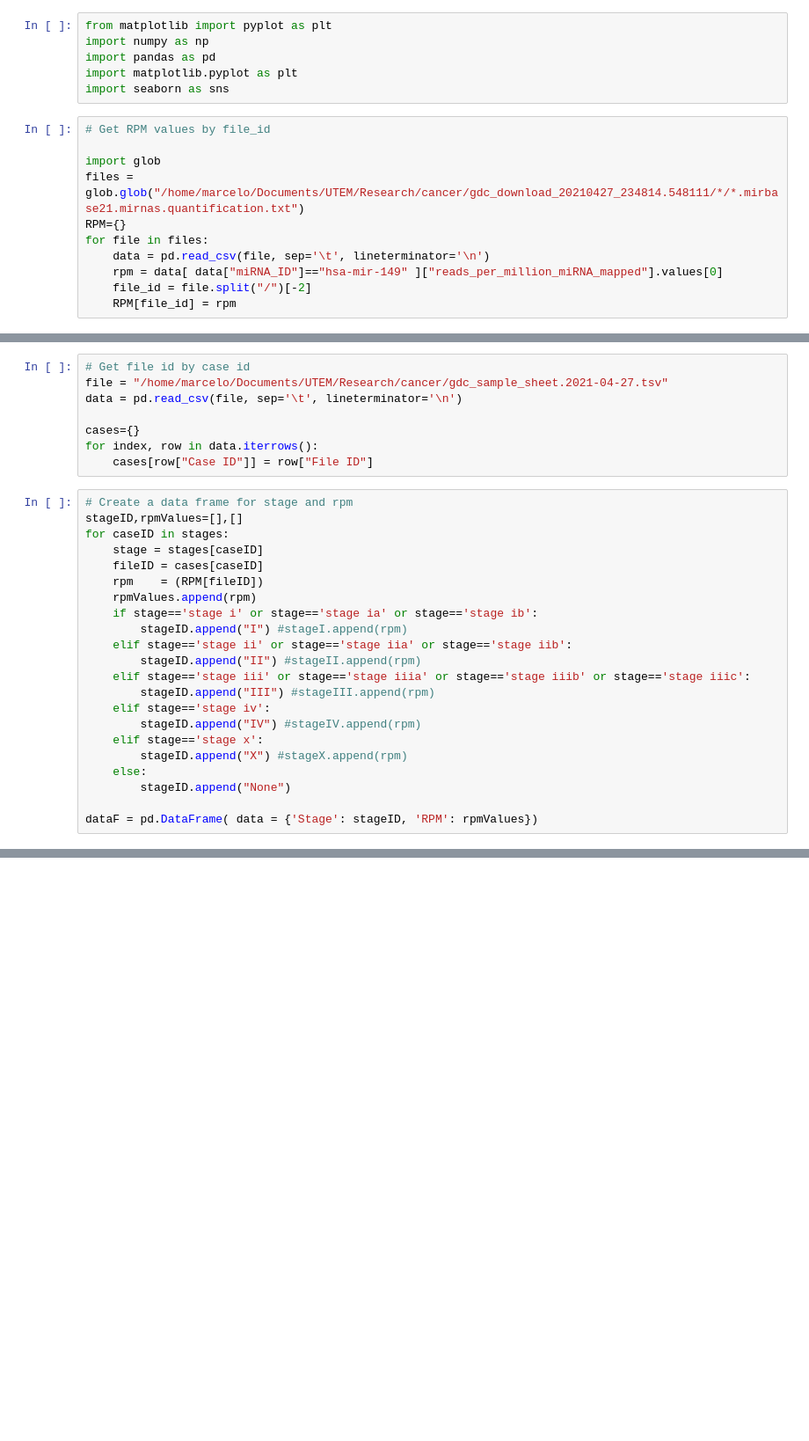
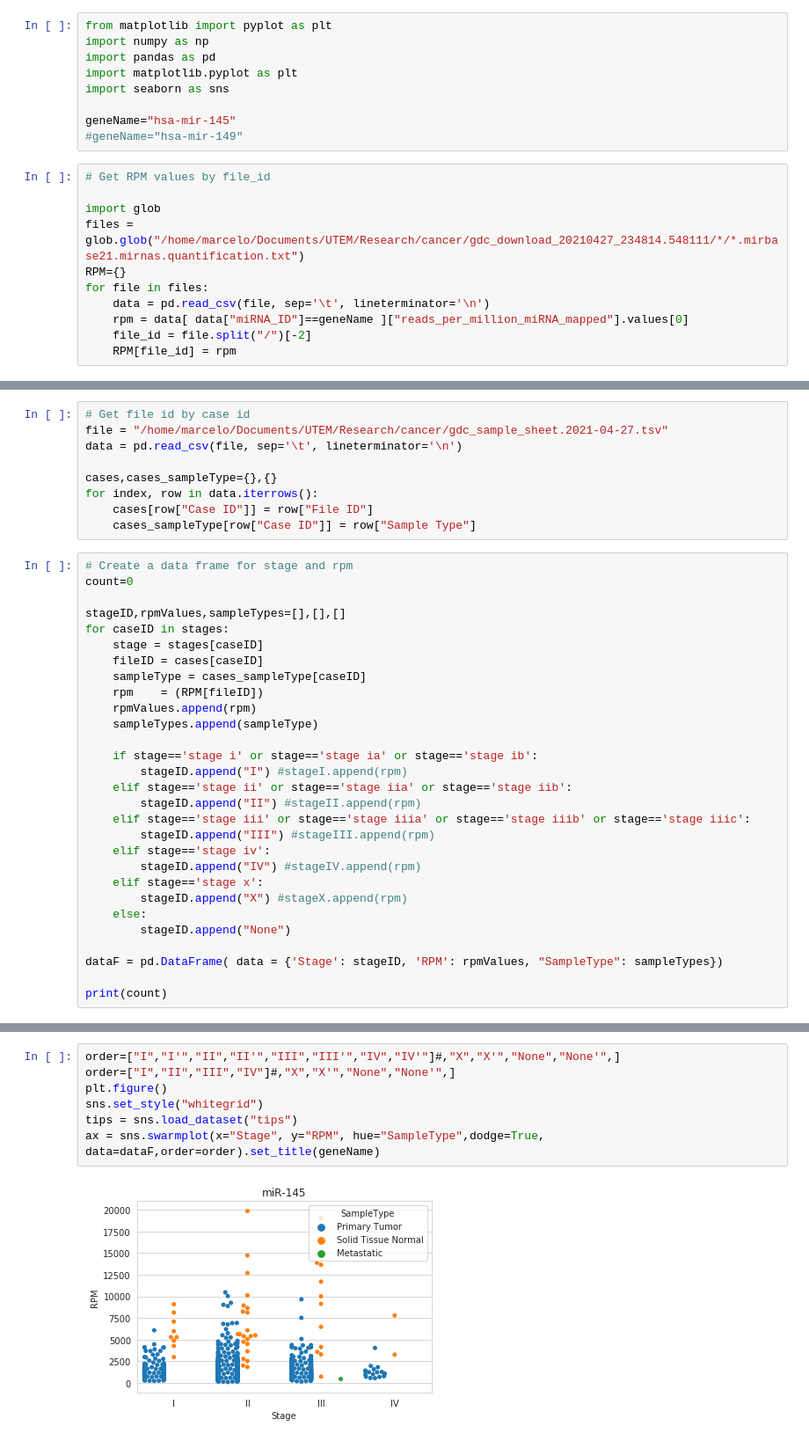
Before and after one commit to mrivas/cancer, a Jupyter notebook: plots.ipynb, the cells around one changed output, grey strips where cells are left out. Shown: that part at 88% size. Cells and saved outputs as stored; diff of their text form; blank space fills up the shorter version.

```diff
--- a/plots.ipynb
+++ b/plots.ipynb
@@ -4,6 +4,9 @@ import numpy as np
 import pandas as pd
 import matplotlib.pyplot as plt
 import seaborn as sns
+
+geneName="hsa-mir-145"
+#geneName="hsa-mir-149"
 # %%
 # Get RPM values by file_id
 
@@ -12,7 +15,7 @@ files = glob.glob("/home/marcelo/Documents/UTEM/Research/cancer/gdc_download_202
 RPM={}
 for file in files:
     data = pd.read_csv(file, sep='\t', lineterminator='\n')
-    rpm = data[ data["miRNA_ID"]=="hsa-mir-149" ]["reads_per_million_miRNA_mapped"].values[0]
+    rpm = data[ data["miRNA_ID"]==geneName ]["reads_per_million_miRNA_mapped"].values[0]
     file_id = file.split("/")[-2]
     RPM[file_id] = rpm
 # %%
@@ -28,17 +32,23 @@ for index, row in data.iterrows():
 file = "/home/marcelo/Documents/UTEM/Research/cancer/gdc_sample_sheet.2021-04-27.tsv"
 data = pd.read_csv(file, sep='\t', lineterminator='\n')
 
-cases={}
+cases,cases_sampleType={},{}
 for index, row in data.iterrows():
     cases[row["Case ID"]] = row["File ID"]
+    cases_sampleType[row["Case ID"]] = row["Sample Type"]
 # %%
 # Create a data frame for stage and rpm
-stageID,rpmValues=[],[]
+count=0
+
+stageID,rpmValues,sampleTypes=[],[],[]
 for caseID in stages:
     stage = stages[caseID]
     fileID = cases[caseID]
+    sampleType = cases_sampleType[caseID]
     rpm    = (RPM[fileID])
     rpmValues.append(rpm)
+    sampleTypes.append(sampleType)
+
     if stage=='stage i' or stage=='stage ia' or stage=='stage ib':
         stageID.append("I") #stageI.append(rpm)
     elif stage=='stage ii' or stage=='stage iia' or stage=='stage iib':
@@ -52,4 +62,6 @@ for caseID in stages:
     else:
         stageID.append("None")
 
-dataF = pd.DataFrame( data = {'Stage': stageID, 'RPM': rpmValues})
+dataF = pd.DataFrame( data = {'Stage': stageID, 'RPM': rpmValues, "SampleType": sampleTypes})
+
+print(count)
@@ -56,2 +86,11 @@ dataF = pd.DataFrame( data = {'Stage': stageID, 'RPM': rpmValues})
+# %%
+order=["I","I'","II","II'","III","III'","IV","IV'"]#,"X","X'","None","None'",]
+order=["I","II","III","IV"]#,"X","X'","None","None'",]
+plt.figure()
+sns.set_style("whitegrid")
+tips = sns.load_dataset("tips")
+ax = sns.swarmplot(x="Stage", y="RPM", hue="SampleType",dodge=True,  data=dataF,order=order).set_title(geneName)
+# %% [output]
+[figure, added]
 # %%
 #Plot results
```
Also changed, not shown: parts of 6 cells of this notebook.
